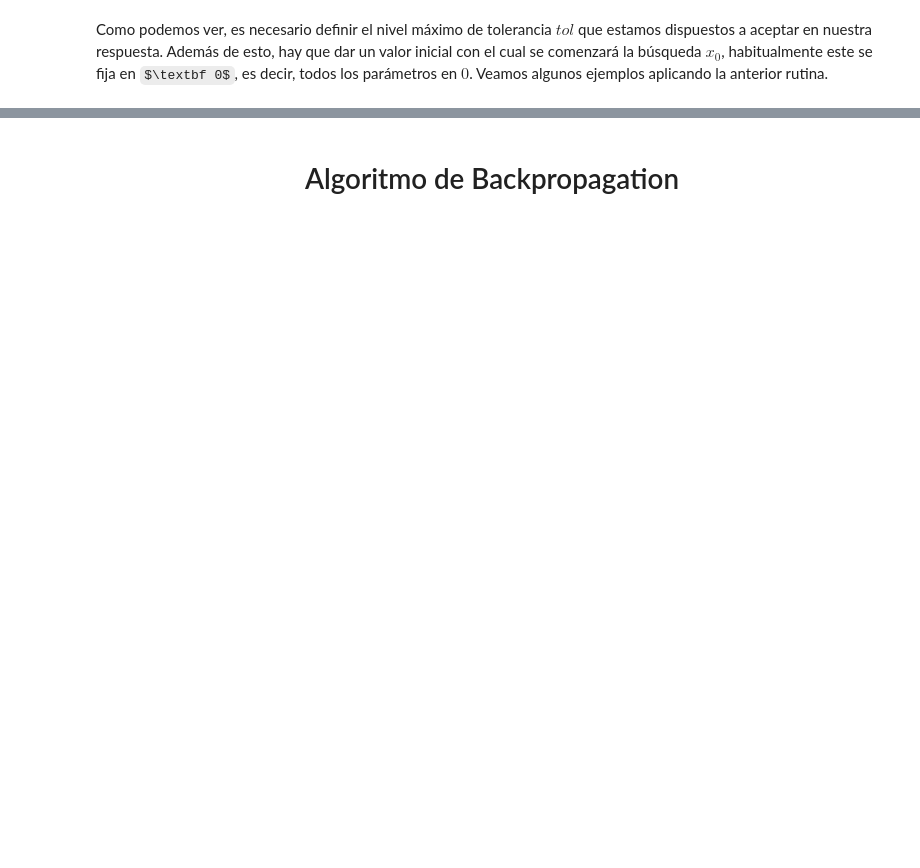
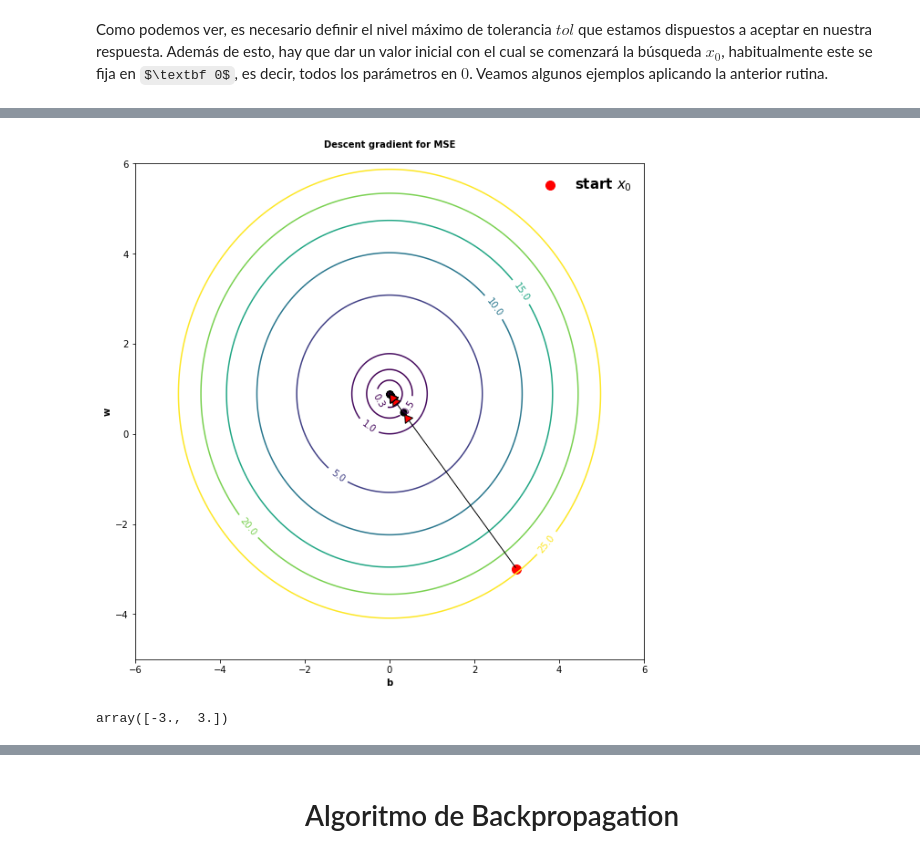
Before and after one commit to hplbrayan/Un-Curso-de-Deep-Learning, a Jupyter notebook: 02_intro_Keras_actf_backp/N2_actf_lf_op_bp.ipynb, the cells around one changed output, grey strips where cells are left out. Drawn from its saved outputs; the diff is of its cells as text; code cells hidden in the pictures; some formulas as TeX source; blank space fills up the shorter version.

```diff
--- a/02_intro_Keras_actf_backp/N2_actf_lf_op_bp.ipynb
+++ b/02_intro_Keras_actf_backp/N2_actf_lf_op_bp.ipynb
@@ -2398,0 +2449,53 @@ plt.show()
+# %%
+# function MSE
+def MSE(y_true, y_pred):
+    return np.mean((y_true-y_pred)**2)
+
+n1, n2 = 300, 300
+MSE_ = []
+
+w = np.linspace(-5, 6, n1)
+b = np.linspace(-6, 6, n2)
+
+for b_i in b:
+    for w_i in w:
+        MSE_.append(MSE(y_true=ys_proof, y_pred=w_i*xs_proof + b_i))
+
+w, b = np.meshgrid(w, b)
+MSE_ = np.array(MSE_).reshape(n1, n2)
+
+#"""
+fig, ax = plt.subplots(figsize=(10,10))
+
+cs = ax.contour(b, w, MSE_, [0.21, 0.3, 0.5, 1, 5, 10, 15, 20, 25])
+ax.clabel(cs)
+
+
+# gradiend descent
+step = 10
+ax.scatter(*gd_batch['history'][0], c="r", s=100, label="start $x_0$")
+
+for i in range(step, len(gd_batch['history']), step):
+    ax.annotate(text="", xy=gd_batch['history'][i], xytext=gd_batch['history'][i-step],
+                arrowprops=dict(arrowstyle="-|>, head_width=0.5, head_length=0.8",
+                                fc="r")
+                )
+
+    ax.scatter(gd_batch['history'][i,0], gd_batch['history'][i,1], c="k", s=50)
+
+
+ax.set_xlim()
+ax.set_title("Descent gradient for MSE\n", **font)
+ax.set_xlabel("b", **font)
+ax.set_ylabel("w", **font)
+
+plt.legend(frameon=False, prop=font_leg)
+plt.show()
+#"""
+print()
+# %% [output]
+[figure, added]
+# %%
+gd_batch['history'][0][::-1]
+# %% [output]
+array([-3.,  3.])
```
Also changed, not shown: parts of 22 cells of this notebook.
